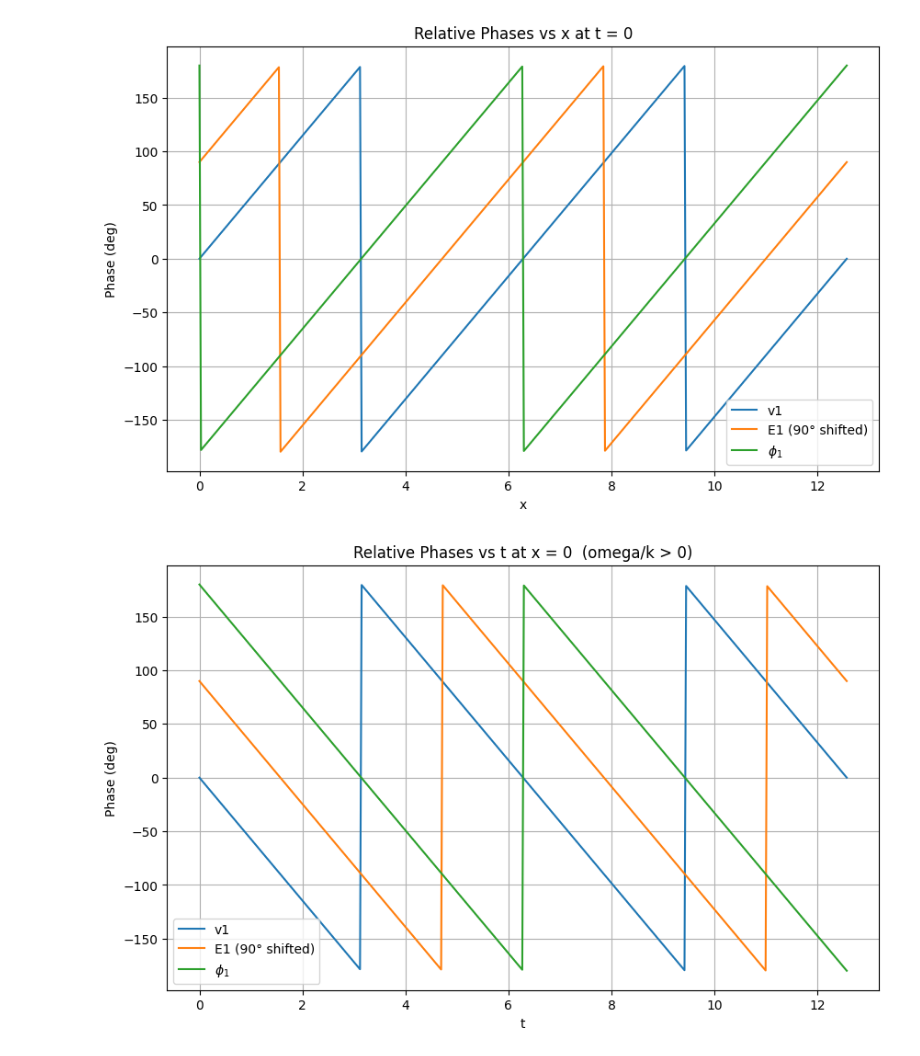
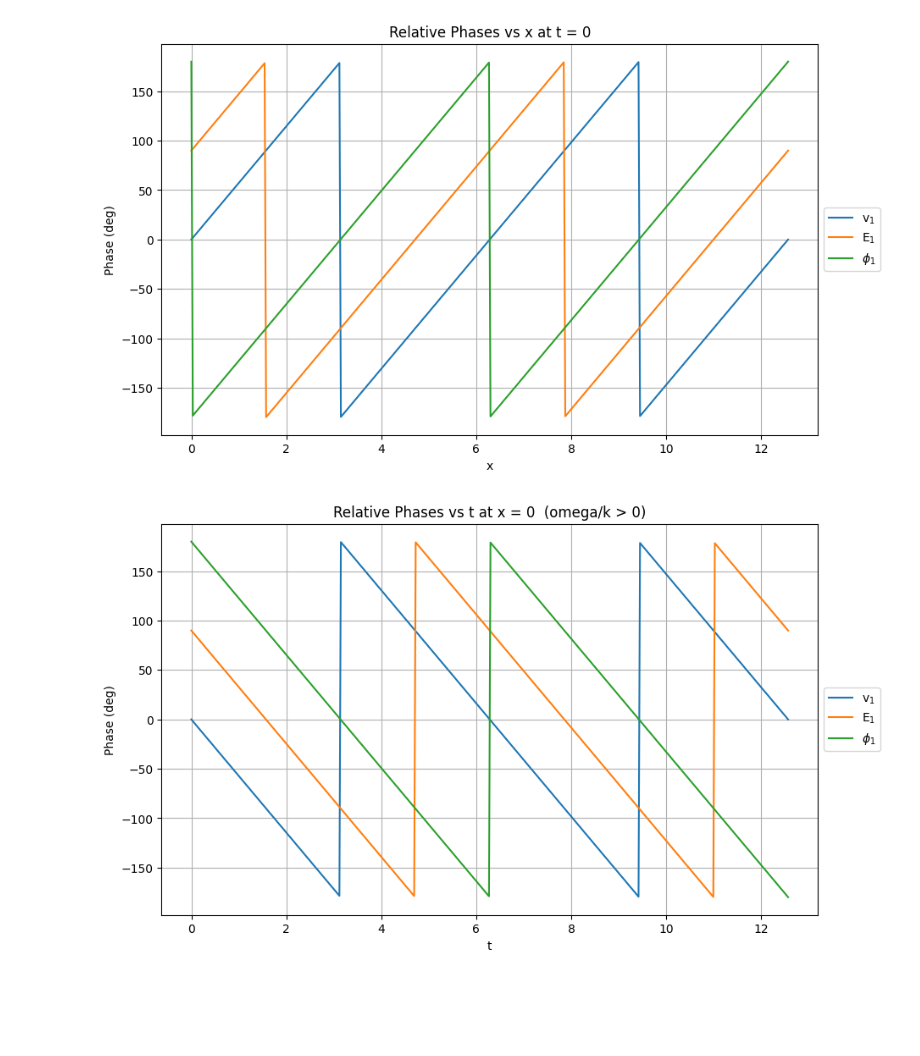
Before and after one commit to lunarswirls/coursework, a Jupyter notebook: chen_4-3.ipynb, the cells around one changed output. Drawn from its saved outputs; the diff is of its cells as text; code cells hidden in the pictures; blank space fills up the shorter version.

Commit message:
making labels nicey

```diff
--- a/chen_4-3.ipynb
+++ b/chen_4-3.ipynb
@@ -104,24 +104,24 @@ plt.show()
 # %%
 # --- (a) Phase vs x at t = 0 ---
 x_vals = np.linspace(0, 4*np.pi/k, 400)
 t0 = 0
 
 ph_v1_x = phase(v1(x_vals, t0, omega_pos))
 ph_E1_x = phase(E1(x_vals, t0, omega_pos))
 ph_phi_x = phase(phi_i(x_vals, t0, omega_pos))
 
 plt.figure(figsize=(10,6))
-plt.plot(x_vals, ph_v1_x, label="v1")
-plt.plot(x_vals, ph_E1_x, label="E1 (90° shifted)")
+plt.plot(x_vals, ph_v1_x, label=r'$\text{v}_1$')
+plt.plot(x_vals, ph_E1_x, label=r'$\text{E}_1$')
 plt.plot(x_vals, ph_phi_x, label=r'$\phi_1$')
 plt.title("Relative Phases vs x at t = 0")
 plt.xlabel("x")
 plt.ylabel("Phase (deg)")
-plt.legend()
+plt.legend(loc='center left', bbox_to_anchor=(1, 0.5))
 plt.grid()
 plt.show()
 # %% [output]
-[figure, old version]
+[figure, new version]
 # %%
 # --- (b) Phase vs t at x = 0, omega/k > 0 ---
 t_vals = np.linspace(0, 4*np.pi/omega_pos, 400)
@@ -132,17 +132,17 @@ ph_E1_t_pos = phase(E1(x0, t_vals, omega_pos))
 ph_phi_t_pos = phase(phi_i(x0, t_vals, omega_pos))
 
 plt.figure(figsize=(10,6))
-plt.plot(t_vals, ph_v1_t_pos, label="v1")
-plt.plot(t_vals, ph_E1_t_pos, label="E1 (90° shifted)")
+plt.plot(t_vals, ph_v1_t_pos, label=r'$\text{v}_1$')
+plt.plot(t_vals, ph_E1_t_pos, label=r'$\text{E}_1$')
 plt.plot(t_vals, ph_phi_t_pos, label=r'$\phi_1$')
 plt.title("Relative Phases vs t at x = 0  (omega/k > 0)")
 plt.xlabel("t")
 plt.ylabel("Phase (deg)")
-plt.legend()
+plt.legend(loc='center left', bbox_to_anchor=(1, 0.5))
 plt.grid()
 plt.show()
 # %% [output]
-[figure, old version]
+[figure, new version]
 # %%
 # --- (c) Phase vs t at x = 0, omega/k < 0 ---
 t_vals = np.linspace(0, 4*np.pi/abs(omega_neg), 400)
```
Also changed, not shown: parts of 4 cells of this notebook.
